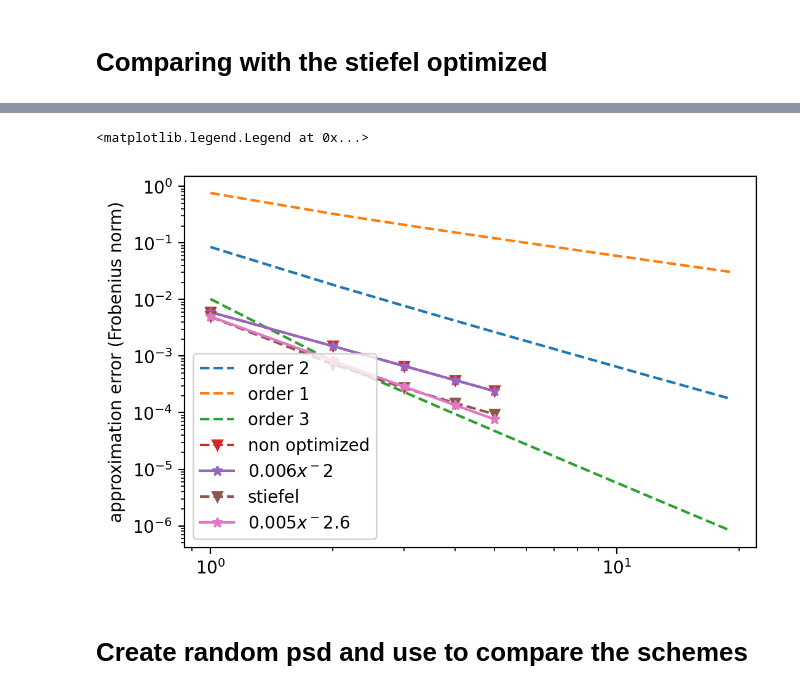
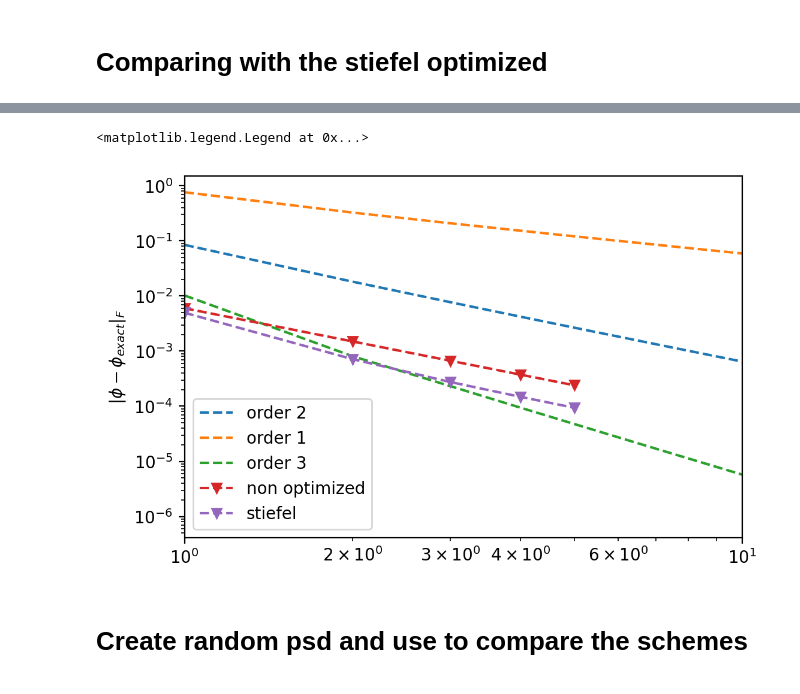
Before and after one commit to EmilianoG-byte/opentn, a Jupyter notebook: experiments/structure_preserving.ipynb, the cells around one changed output, grey strips where cells are left out. Drawn from its saved outputs; the diff is of its cells as text; code cells hidden in the pictures.

```diff
--- a/experiments/structure_preserving.ipynb
+++ b/experiments/structure_preserving.ipynb
@@ -306,30 +310,31 @@ error_stiefel_tau_1 = [values[-1] for values in f_stiefel_ts]
 # %%
 number_timesteps_stiefel = [1,2,3,4,5]
 timesteps_stiefel = [tau/n for n in number_timesteps_stiefel]
 
 fig = plt.figure(dpi=200)
-plt.ylabel('approximation error (Frobenius norm)')
+plt.ylabel(r'$ \left| \phi - \phi_{exact} \right|_F $')
 ax = plt.gca()
 # plt.xlabel('timestep')
+plt.xlim(1,10)
 
 plt.loglog(number_timesteps, error_order_2, '--', label='order 2')
 plt.loglog(number_timesteps, error_order_1, '--', label='order 1')
 plt.loglog(number_timesteps, error_order_3, '--', label='order 3')
 
 plt.loglog(number_timesteps_stiefel, error_nonoptimized_tau_1, '--v', label='non optimized')
 exponent = -2
 a = 0.006
-plt.loglog(number_timesteps_stiefel, a*np.array(number_timesteps_stiefel, dtype=float)**(exponent), '-*' ,label=fr'${a} x^{exponent}$')
+# plt.loglog(number_timesteps_stiefel, a*np.array(number_timesteps_stiefel, dtype=float)**(exponent), '-*' ,label=fr'${a} x^{exponent}$')
 
 plt.loglog(number_timesteps_stiefel, error_stiefel_tau_1, '--v', label='stiefel')
 exponent_2 = -2.6
 b = 0.005
-plt.loglog(number_timesteps_stiefel, b*np.array(number_timesteps_stiefel, dtype=float)**(exponent_2), '-*' ,label=fr'${b} x^{exponent_2}$')
+# plt.loglog(number_timesteps_stiefel, b*np.array(number_timesteps_stiefel, dtype=float)**(exponent_2), '-*' ,label=fr'${b} x^{exponent_2}$')
 
 plt.legend()
 # %% [output]
 <matplotlib.legend.Legend at 0x...>
-[figure, old version]
+[figure, new version]
 # %% [markdown]
 # Create random psd and use to compare the schemes
 # %%
```
Also changed, not shown: parts of 6 cells of this notebook, 9 other files.
